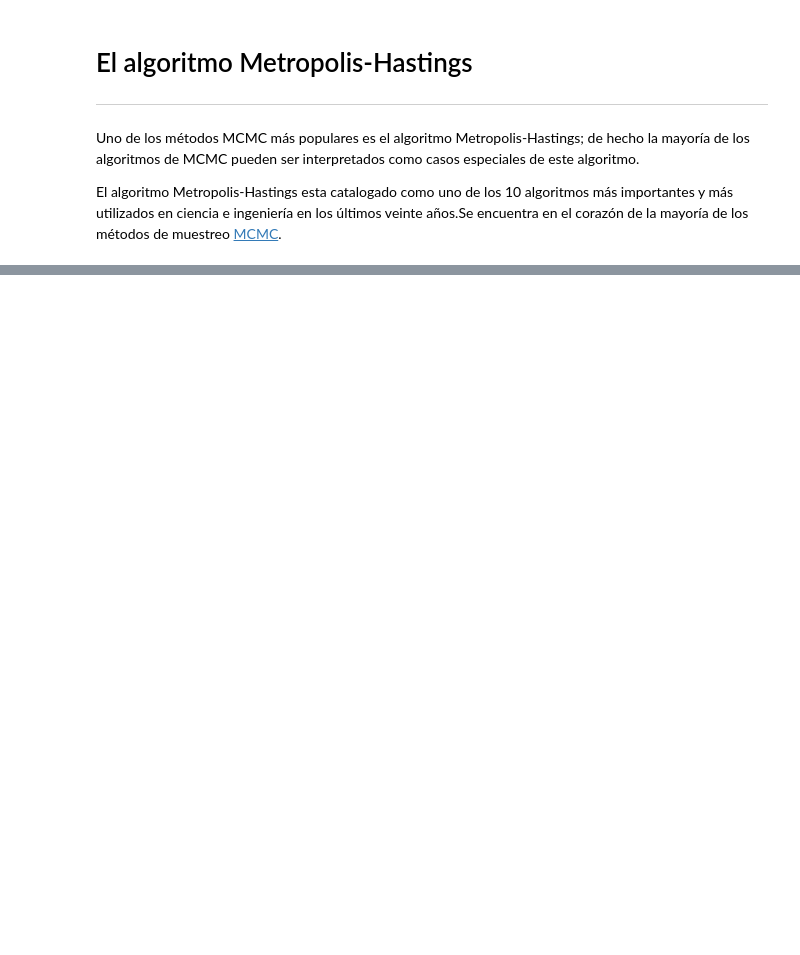
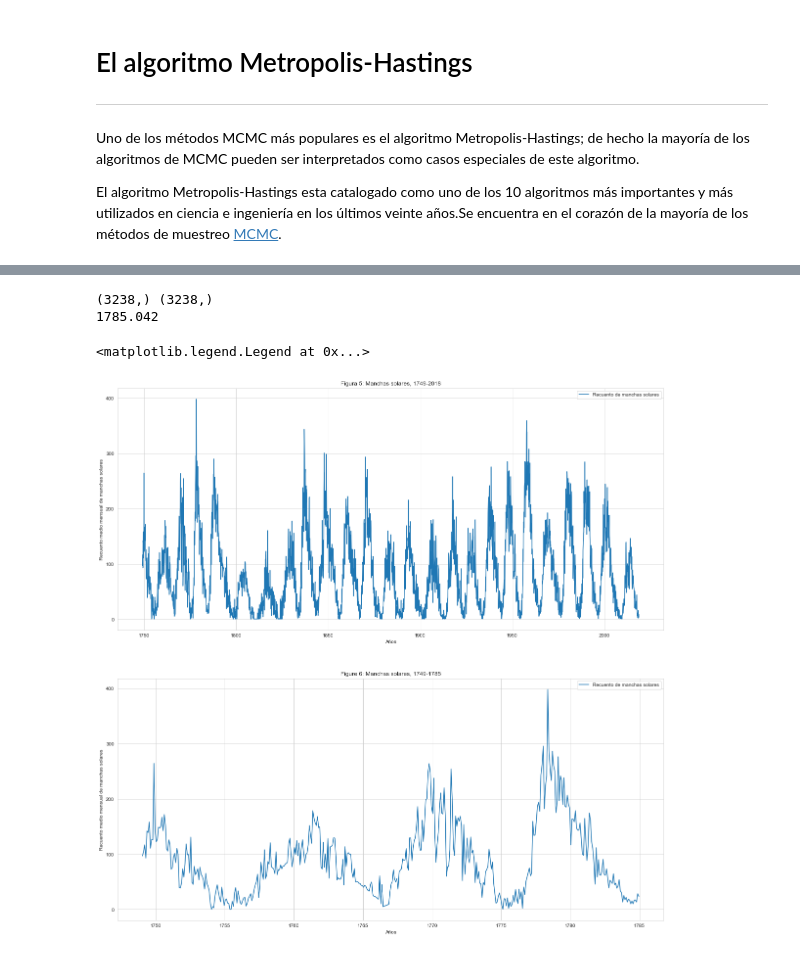
Before and after one commit to jhermosillo/DIPLOMADO_CDP, a Jupyter notebook: 02_Analisis_Estadistico/notebook/4_MonteCarlo.ipynb, the cells around one changed output, grey strips where cells are left out. Cells and saved outputs as stored; diff of their text form; code cells hidden in the pictures; blank space fills up the shorter version.

```diff
--- a/02_Analisis_Estadistico/notebook/4_MonteCarlo.ipynb
+++ b/02_Analisis_Estadistico/notebook/4_MonteCarlo.ipynb
@@ -496,0 +887,32 @@ como vemos, las distribuciones estimadas utilizando MCMC se acercan bastante a l
+# %%
+sunspots = np.loadtxt("https://raw.githubusercontent.com/jhermosillo/DIPLOMADO_CDP/main/02_Analisis_Estadistico/data/test.csv", delimiter=';')
+
+#years is the third column
+years = sunspots[:,2]
+#activity is the 4th column
+activity = sunspots[:,3] + 0.1
+print(years.shape,activity.shape)
+fig = plt.figure(figsize=(20,20))
+ax = fig.add_subplot(2,1,1)
+
+ax.plot(years, activity, label="Recuento de manchas solares")
+ax.set_yticks(np.arange(0,500,100))
+ax.set_xlabel("Años")
+ax.set_ylabel("Recuento medio mensual de manchas solares")
+ax.set_title("Figura 5: Manchas solares, 1749-2018")
+ax.legend()
+
+
+ax = fig.add_subplot(2,1,2)
+print(years[432])
+ax.plot(years[:432], activity[:432], label="Recuento de manchas solares")
+ax.set_yticks(np.arange(0,500,100))
+ax.set_xlabel("Años")
+ax.set_ylabel("Recuento medio mensual de manchas solares")
+ax.set_title("Figure 6: Manchas solares, 1749-1785")
+ax.legend()
+# %% [output]
+(3238,) (3238,)
+1785.042
+<matplotlib.legend.Legend at 0x...>
+[figure, added]
```
Also changed, not shown: parts of 62 cells of this notebook, 2 other files.
